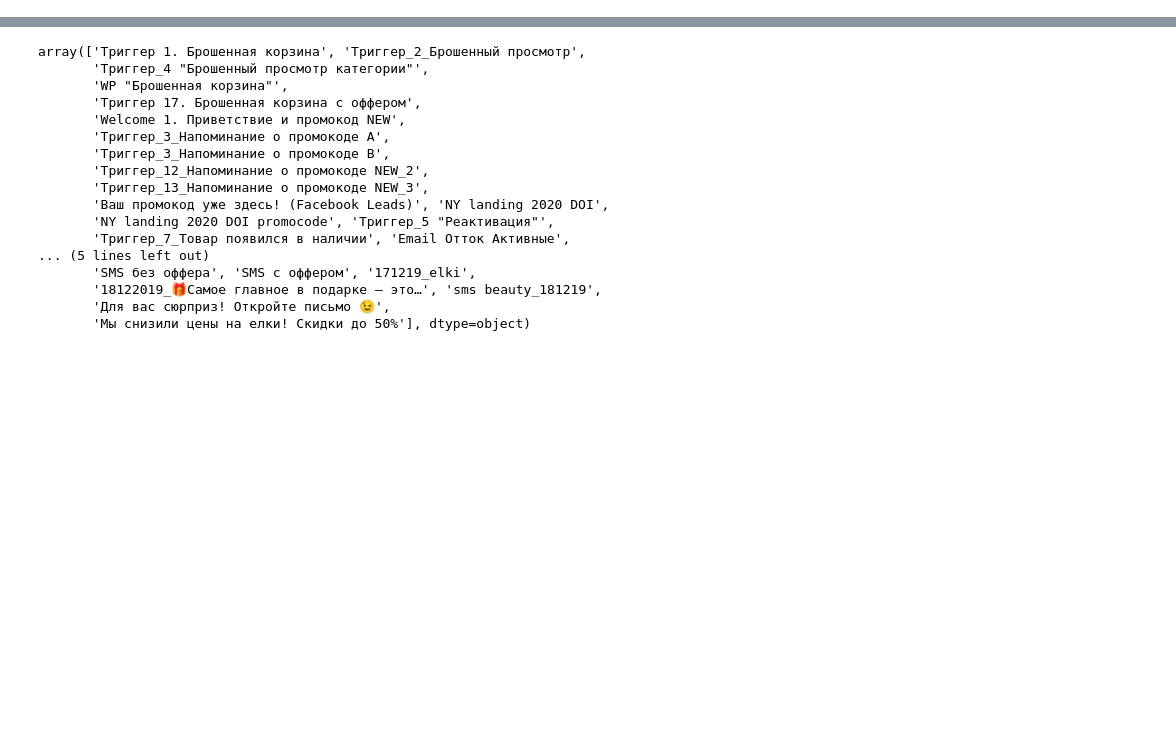
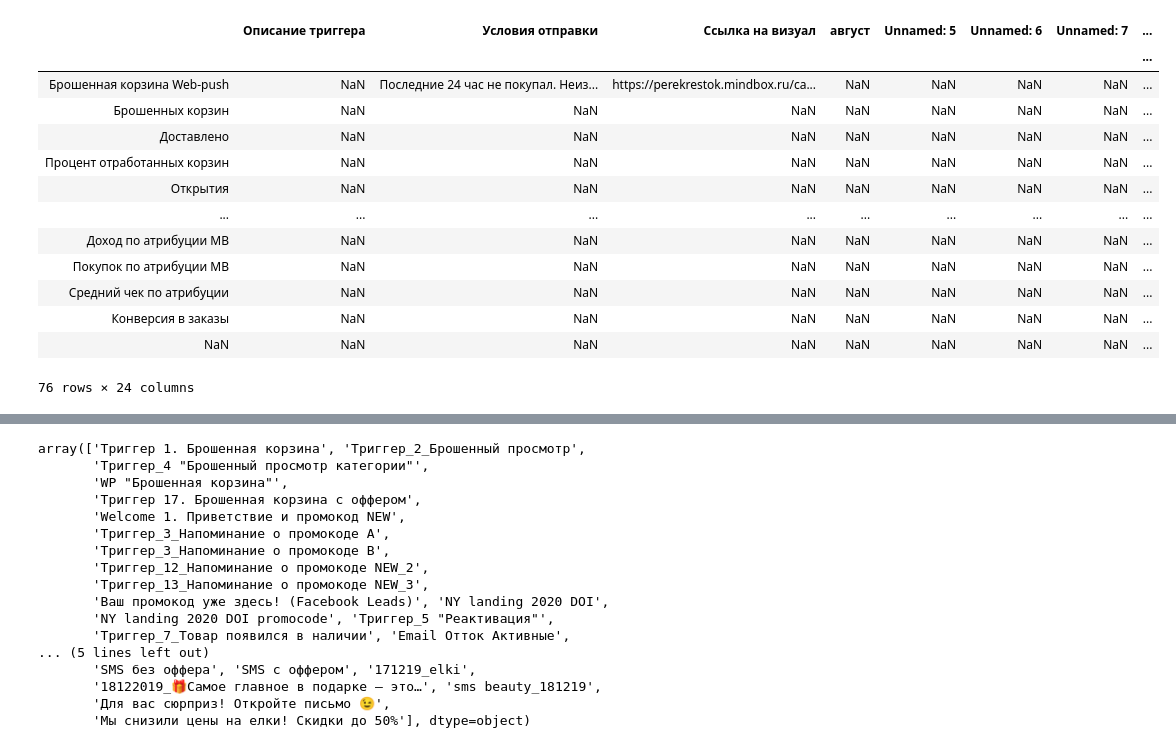
Before and after one commit to lithiferous/dashboard, a Jupyter notebook: test.ipynb, the cells around one changed output, grey strips where cells are left out. Drawn from its saved outputs; the diff is of its cells as text; code cells hidden in the pictures; blank space fills up the shorter version.

```diff
--- a/test.ipynb
+++ b/test.ipynb
@@ -80,3 +36,4 @@ from gspread_formatting import *
 conn = g.Connection("new test dashboard")
 # %%
 ws = conn.get_sheet_by_name("3. Триггеры — стат. нед.")
+gdf = get_as_dataframe(ws)
@@ -84,0 +97,7 @@ df = get_as_dataframe(ws)
+# %%
+#tmp = s.check_new_campaigns(unknown_names)
+init = s.get_dictionary('config/dictionaries/outlay3.pkl')
+email = gdf.iloc[init['start']:init['email']]
+wp = gdf.iloc[init['email']:init['wp']]
+seasonal = gdf.iloc[init['wp']:init['seasonal']]
+sms = gdf.iloc[init['seasonal']:init['sms']]
@@ -84,0 +127,17 @@ df = get_as_dataframe(ws)
+# %%
+wp
+# %% [output]
+|  | Описание триггера | Условия отправки | Ссылка на визуал | август | Unnamed: 5 | Unnamed: 6 | Unnamed: 7 | ... |
+|  |  |  |  |  |  |  |  | ... |
+| Брошенная корзина Web-push | NaN | Последние 24 час не покупал. Неиз... | https://perekrestok.mindbox.ru/ca... | NaN | NaN | NaN | NaN | ... |
+| Брошенных корзин | NaN | NaN | NaN | NaN | NaN | NaN | NaN | ... |
+| Доставлено | NaN | NaN | NaN | NaN | NaN | NaN | NaN | ... |
+| Процент отработанных корзин | NaN | NaN | NaN | NaN | NaN | NaN | NaN | ... |
+| Открытия | NaN | NaN | NaN | NaN | NaN | NaN | NaN | ... |
+| ... | ... | ... | ... | ... | ... | ... | ... | ... |
+| Доход по атрибуции MB | NaN | NaN | NaN | NaN | NaN | NaN | NaN | ... |
+| Покупок по атрибуции MB | NaN | NaN | NaN | NaN | NaN | NaN | NaN | ... |
+| Средний чек по атрибуции | NaN | NaN | NaN | NaN | NaN | NaN | NaN | ... |
+| Конверсия в заказы | NaN | NaN | NaN | NaN | NaN | NaN | NaN | ... |
+| NaN | NaN | NaN | NaN | NaN | NaN | NaN | NaN | ... |
+76 rows × 24 columns
```
Also changed, not shown: parts of 26 cells of this notebook, 7 other files.
